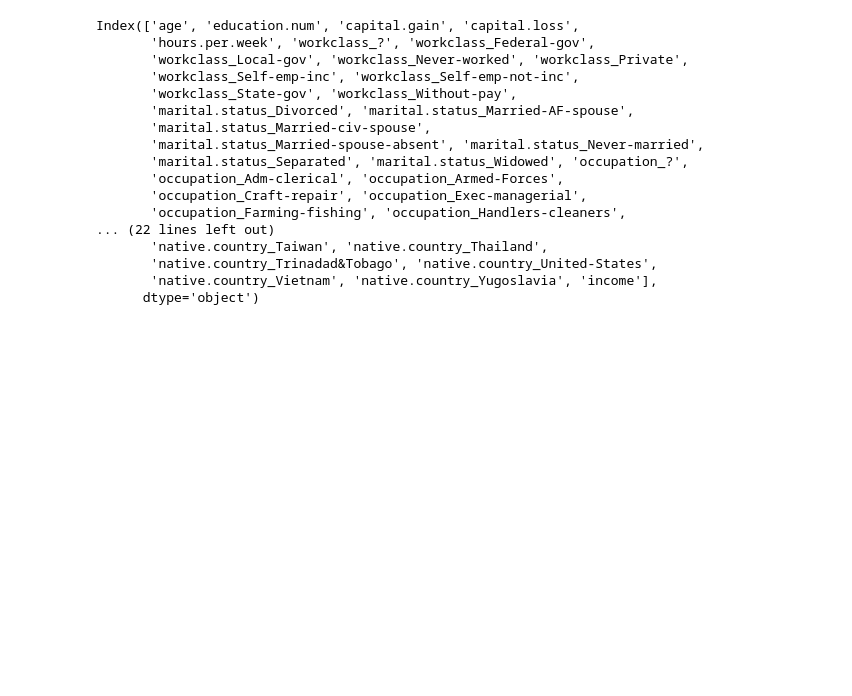
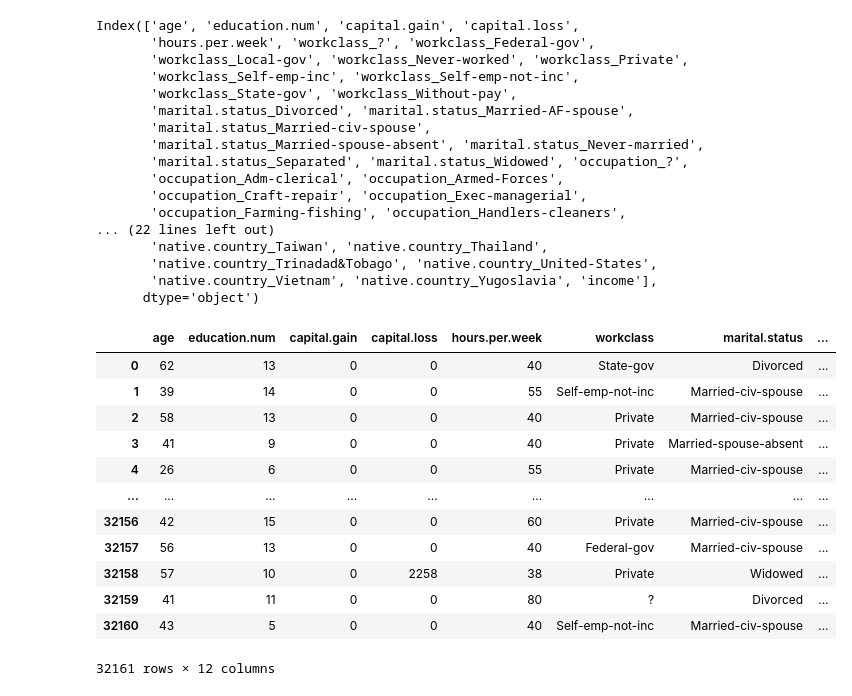
Before and after one commit to istepka/MCSECE, a Jupyter notebook: src/feature_eng_adult.ipynb, the cells around one changed output. Drawn from its saved outputs; the diff is of its cells as text; code cells hidden in the pictures; blank space fills up the shorter version.

```diff
--- a/src/feature_eng_adult.ipynb
+++ b/src/feature_eng_adult.ipynb
@@ -404,3 +404,41 @@ Index(['age', 'education.num', 'capital.gain', 'capital.loss',
        'native.country_Trinadad&Tobago', 'native.country_United-States',
        'native.country_Vietnam', 'native.country_Yugoslavia', 'income'],
       dtype='object')
+# %%
+from typing import Tuple
+from sklearn.utils import shuffle
+def imbalance_aware_split(df: pd.DataFrame, target_feature_col: str, test_size_per_class: int = 200) -> Tuple[pd.DataFrame, pd.DataFrame]:
+    shuffled_df = shuffle(df.copy(), random_state=44)
+
+    train = pd.DataFrame(columns=shuffled_df.columns)
+    test = pd.DataFrame(columns=shuffled_df.columns)
+
+    classes = np.unique(shuffled_df[target_feature_col])
+    for cl in classes:
+        class_only = shuffled_df[shuffled_df[target_feature_col] == cl] # only from class
+
+        test = pd.concat([test, class_only.iloc[0:test_size_per_class]], ignore_index=True)
+        train = pd.concat([train, class_only.iloc[test_size_per_class:]], ignore_index=True)
+
+    test = shuffle(test, random_state=44).reset_index(drop=True)
+    train = shuffle(train, random_state=44).reset_index(drop=True)
+
+    return train, test
+# %%
+traindf, testdf = imbalance_aware_split(raw_df[constraints_on_features['features_order_nonsplit']], 'income')
+traindf_ohe, testdf_ohe = imbalance_aware_split(final_df, 'income')
+traindf
+# %% [output]
+|  | age | education.num | capital.gain | capital.loss | hours.per.week | workclass | marital.status | ... |
+| 0 | 62 | 13 | 0 | 0 | 40 | State-gov | Divorced | ... |
+| 1 | 39 | 14 | 0 | 0 | 55 | Self-emp-not-inc | Married-civ-spouse | ... |
+| 2 | 58 | 13 | 0 | 0 | 40 | Private | Married-civ-spouse | ... |
+| 3 | 41 | 9 | 0 | 0 | 40 | Private | Married-spouse-absent | ... |
+| 4 | 26 | 6 | 0 | 0 | 55 | Private | Married-civ-spouse | ... |
+| ... | ... | ... | ... | ... | ... | ... | ... | ... |
+| 32156 | 42 | 15 | 0 | 0 | 60 | Private | Married-civ-spouse | ... |
+| 32157 | 56 | 13 | 0 | 0 | 40 | Federal-gov | Married-civ-spouse | ... |
+| 32158 | 57 | 10 | 0 | 2258 | 38 | Private | Widowed | ... |
+| 32159 | 41 | 11 | 0 | 0 | 80 | ? | Divorced | ... |
+| 32160 | 43 | 5 | 0 | 0 | 40 | Self-emp-not-inc | Married-civ-spouse | ... |
+32161 rows × 12 columns
```
Also changed, not shown: parts of 3 cells of this notebook, 17 other files.
